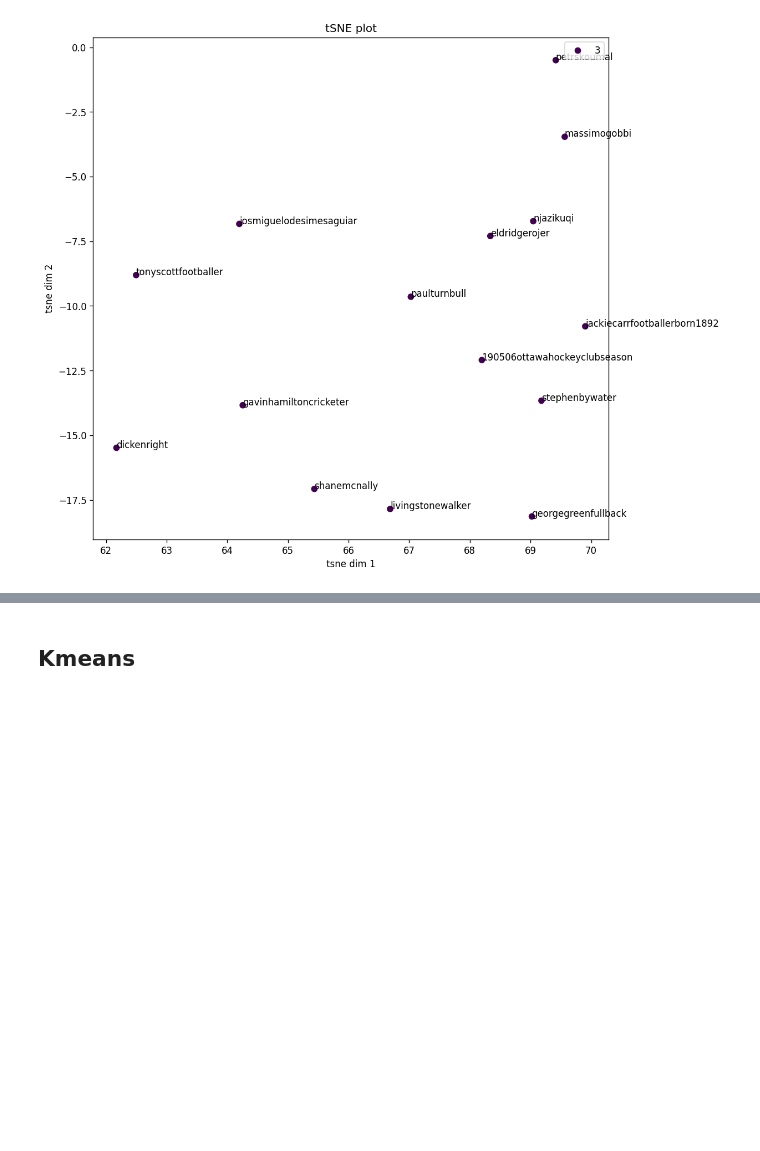
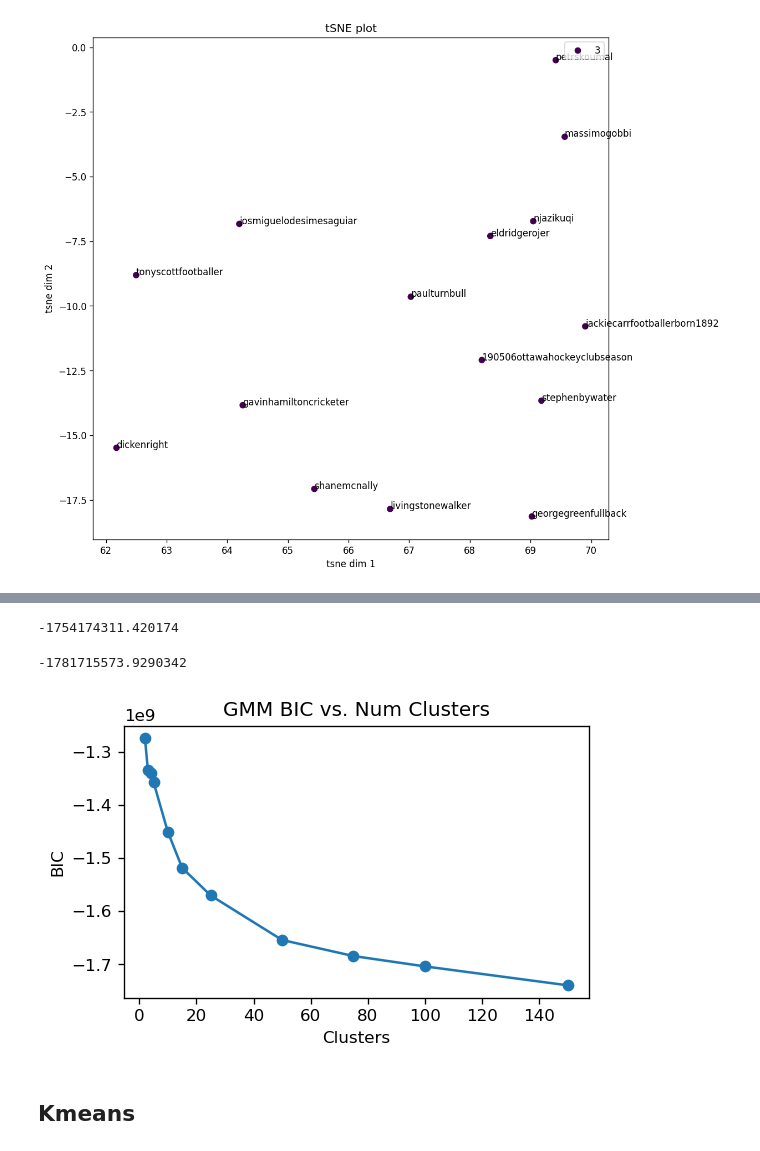
Before and after one commit to thomas-brink/STATS315B_Project, a Jupyter notebook: 315BProject.ipynb, the cells around one changed output, grey strips where cells are left out. Saved outputs shown, nothing was run; the diff lists cells and outputs as text; code cells hidden in the pictures; blank space fills up the shorter version.

```diff
--- a/315BProject.ipynb
+++ b/315BProject.ipynb
@@ -229,0 +271,2 @@ fig.set_dpi(120)
+# %%
+GMMFit(npTFIDF, 1)
@@ -229,0 +277,10 @@ fig.set_dpi(120)
+# %%
+%%time
+#Let's run our GMM algorithm, varying k to get a BIC plot
+clusters = [2, 3, 4, 5, 10, 15, 25, 50, 75, 100, 150]
+GMMcostPerK = [0]*len(clusters)
+
+for idx, k in enumerate(clusters):
+  labels, _, cost = GMMFit(npTFIDF, k, returnCost = True)
+  GMMcostPerK[idx] = cost
+  print(f"Finished GMM with {k} clusters")
@@ -229,0 +320,4 @@ fig.set_dpi(120)
+# %%
+cost
+# %% [output]
+-1754174311.420174
@@ -230,3 +326,19 @@ fig.set_dpi(120)
+# %%
+cost
+# %% [output]
+-1781715573.9290342
+# %%
+#Now lets examine the elbow plot
+plt.plot(clusters, GMMcostPerK, "-o")
+plt.title("GMM BIC vs. Num Clusters")
+plt.xlabel("Clusters")
+plt.ylabel("BIC")
+fig = plt.gcf()
+fig.set_size_inches((5,3))
+fig.set_dpi(120)
+plt.savefig("GMMBIC.png")
+# %% [output]
+[figure, added]
 # %% [markdown]
 ## Kmeans
 # %%
```
Also changed, not shown: parts of 18 cells of this notebook.
